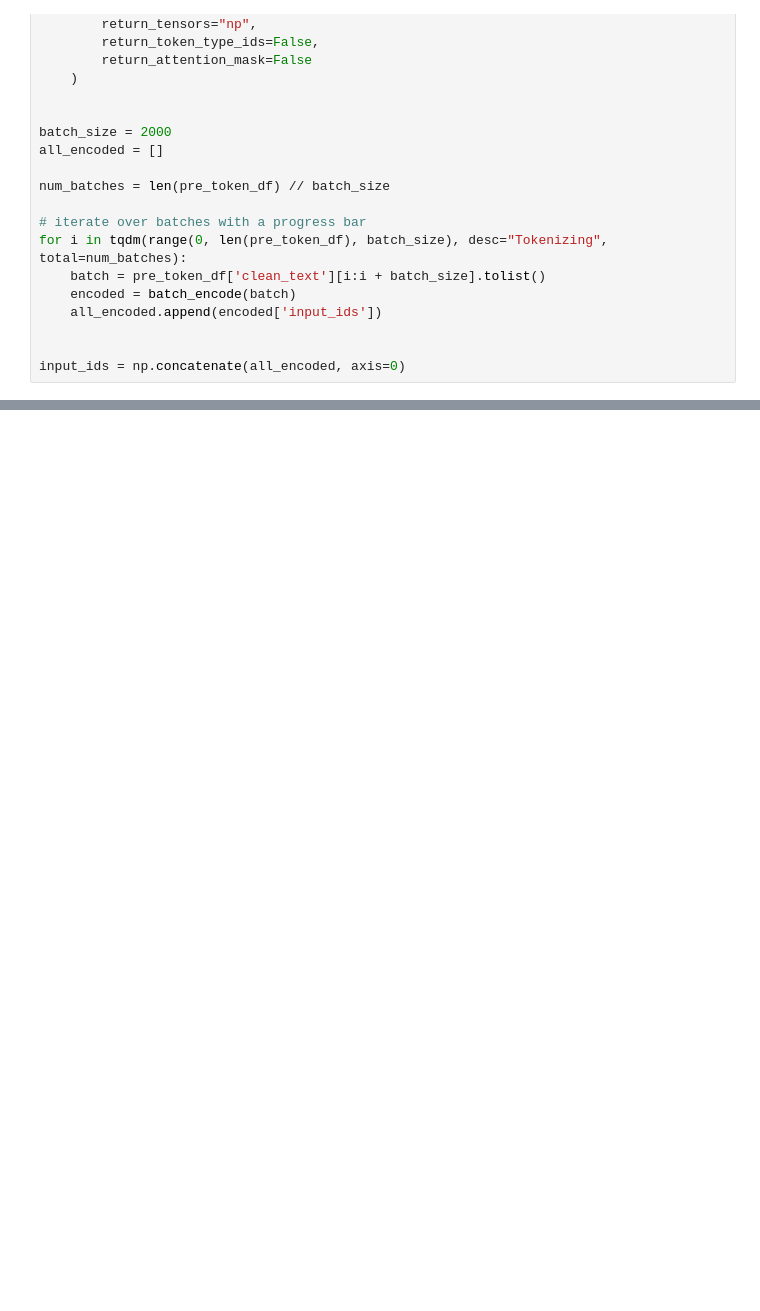
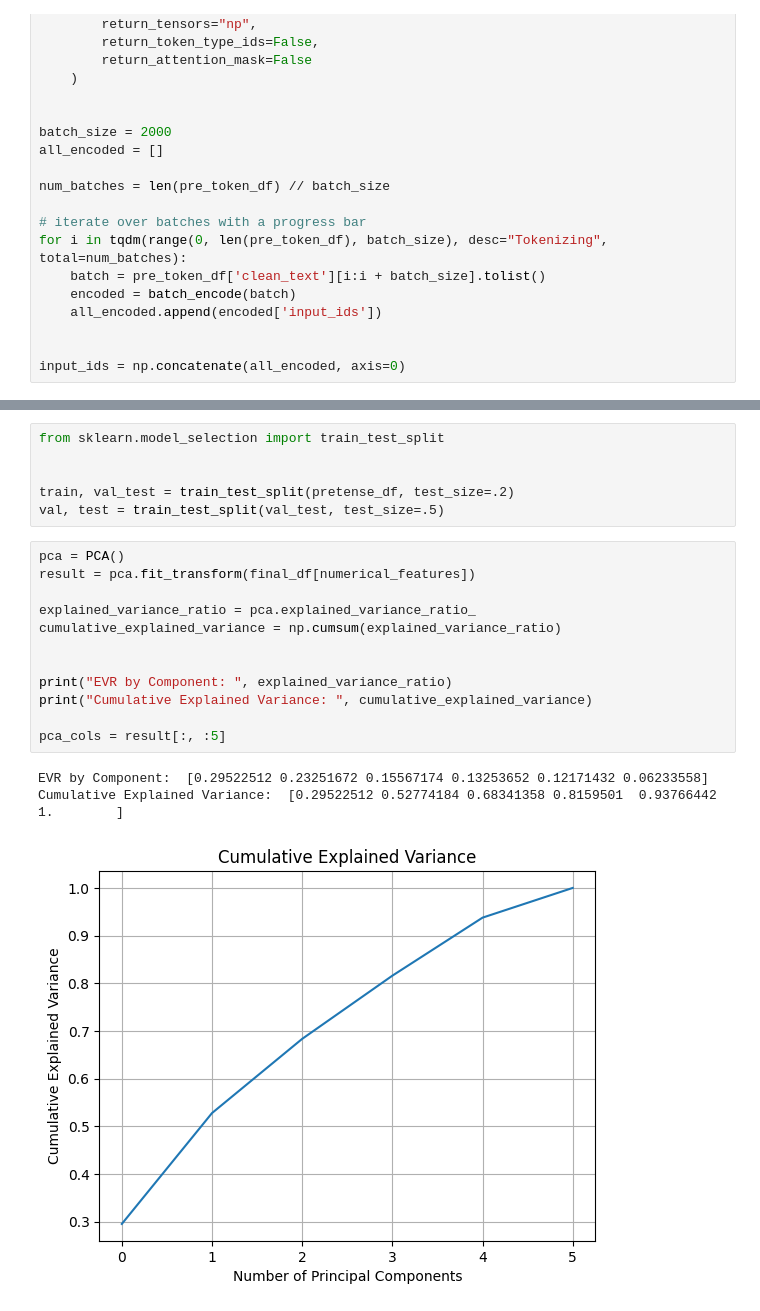
Before and after one commit to TeddyBytes/ML-Projects, a Jupyter notebook: Business Recommendation System/src/data/make_dataset.ipynb, the cells around one changed output, grey strips where cells are left out. Cells and saved outputs as stored; diff of their text form; blank space fills up the shorter version.

```diff
--- a/Business Recommendation System/src/data/make_dataset.ipynb
+++ b/Business Recommendation System/src/data/make_dataset.ipynb
@@ -220,0 +252,22 @@ Silhouette Scores: (np.float64(0.5734312266643972), np.float64(0.679650422087662
+# %%
+from sklearn.model_selection import train_test_split
+
+
+train, val_test = train_test_split(pretense_df, test_size=.2)
+val, test = train_test_split(val_test, test_size=.5)
+# %%
+pca = PCA()
+result = pca.fit_transform(final_df[numerical_features])
+
+explained_variance_ratio = pca.explained_variance_ratio_
+cumulative_explained_variance = np.cumsum(explained_variance_ratio)
+
+
+print("EVR by Component: ", explained_variance_ratio)
+print("Cumulative Explained Variance: ", cumulative_explained_variance)
+
+pca_cols = result[:, :5]
+# %% [output]
+EVR by Component:  [0.29522512 0.23251672 0.15567174 0.13253652 0.12171432 0.06233558]
+Cumulative Explained Variance:  [0.29522512 0.52774184 0.68341358 0.8159501  0.93766442 1.        ]
+[figure, added]
```
Also changed, not shown: parts of 17 cells of this notebook, 56 other files.
